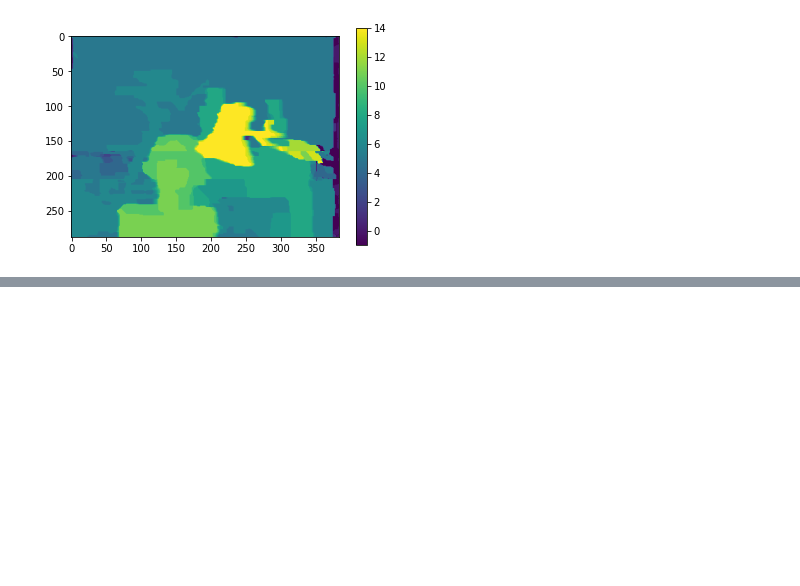
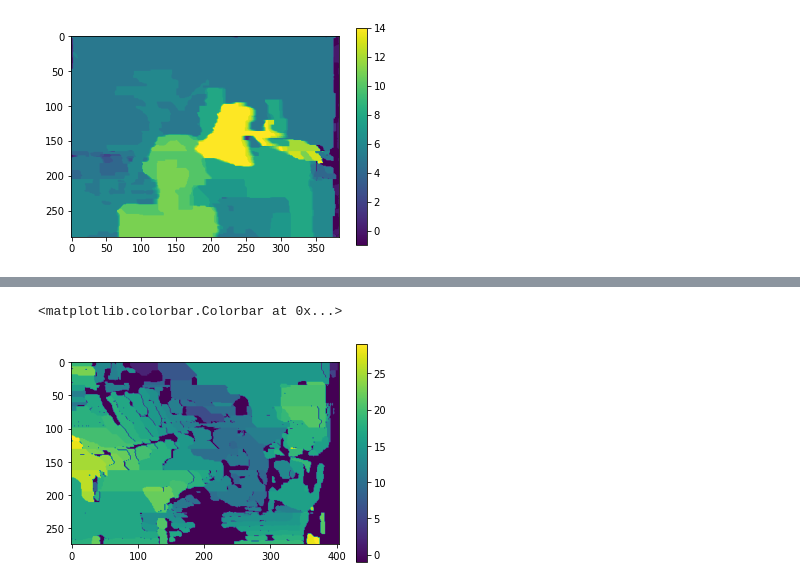
Before and after one commit to BaldPulse/Stereo_depth_energy, a Jupyter notebook: stiching.ipynb, the cells around one changed output, grey strips where cells are left out. Cells and saved outputs as stored; diff of their text form; code cells hidden in the pictures; blank space fills up the shorter version.

```diff
--- a/stiching.ipynb
+++ b/stiching.ipynb
@@ -105,0 +124,8 @@ plt.colorbar()
+# %%
+partial6 = load_partial("run\\Piano", 275, 40, 8)
+full6 = stitch(partial6, 275, 40, 8)
+plt.imshow(full6)
+plt.colorbar()
+# %% [output]
+<matplotlib.colorbar.Colorbar at 0x...>
+[figure, added]
```
Also changed, not shown: parts of 8 cells of this notebook, 1 other file.
